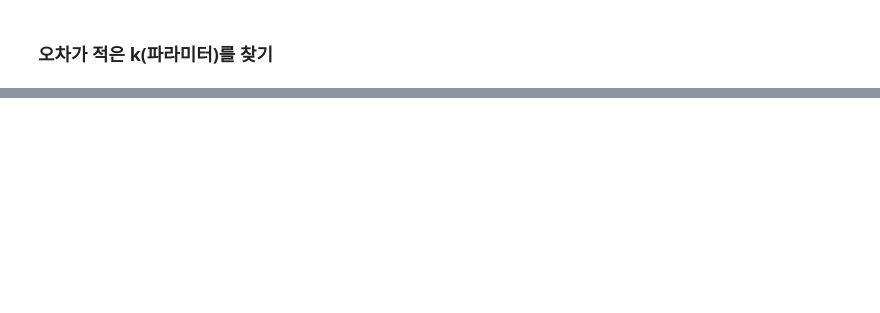
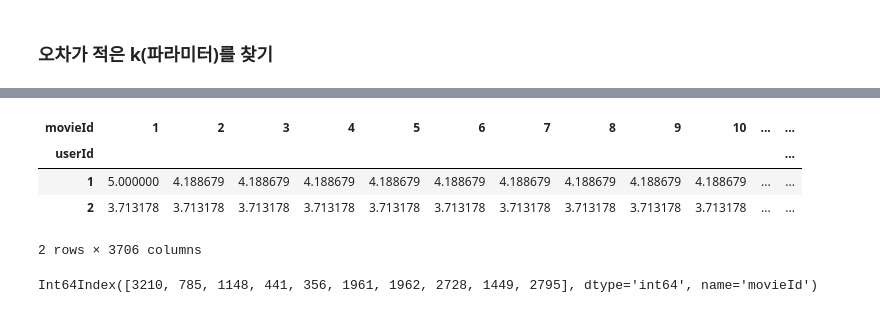
Before and after one commit to dlskawns/RecSys_and_Retrieval_Study, a Jupyter notebook: SVD(SingularValueDecomposition).ipynb, the cells around one changed output, grey strips where cells are left out. Drawn from its saved outputs; the diff is of its cells as text; code cells hidden in the pictures; blank space fills up the shorter version.

```diff
--- a/SVD(SingularValueDecomposition).ipynb
+++ b/SVD(SingularValueDecomposition).ipynb
@@ -904,0 +843,13 @@ AttributeError: ignored
+# %%
+adj_matrix.head(2)
+# %% [output]
+| movieId | 1 | 2 | 3 | 4 | 5 | 6 | 7 | 8 | 9 | 10 | ... | ... |
+| userId |  |  |  |  |  |  |  |  |  |  |  | ... |
+| 1 | 5.000000 | 4.188679 | 4.188679 | 4.188679 | 4.188679 | 4.188679 | 4.188679 | 4.188679 | 4.188679 | 4.188679 | ... | ... |
+| 2 | 3.713178 | 3.713178 | 3.713178 | 3.713178 | 3.713178 | 3.713178 | 3.713178 | 3.713178 | 3.713178 | 3.713178 | ... | ... |
+2 rows × 3706 columns
+# %%
+# 300번 유저의 영화추천
+recommend(adj_matrix_rating, adj_matrix, 300)
+# %% [output]
+Int64Index([3210, 785, 1148, 441, 356, 1961, 1962, 2728, 1449, 2795], dtype='int64', name='movieId')
```
Also changed, not shown: parts of 25 cells of this notebook.
